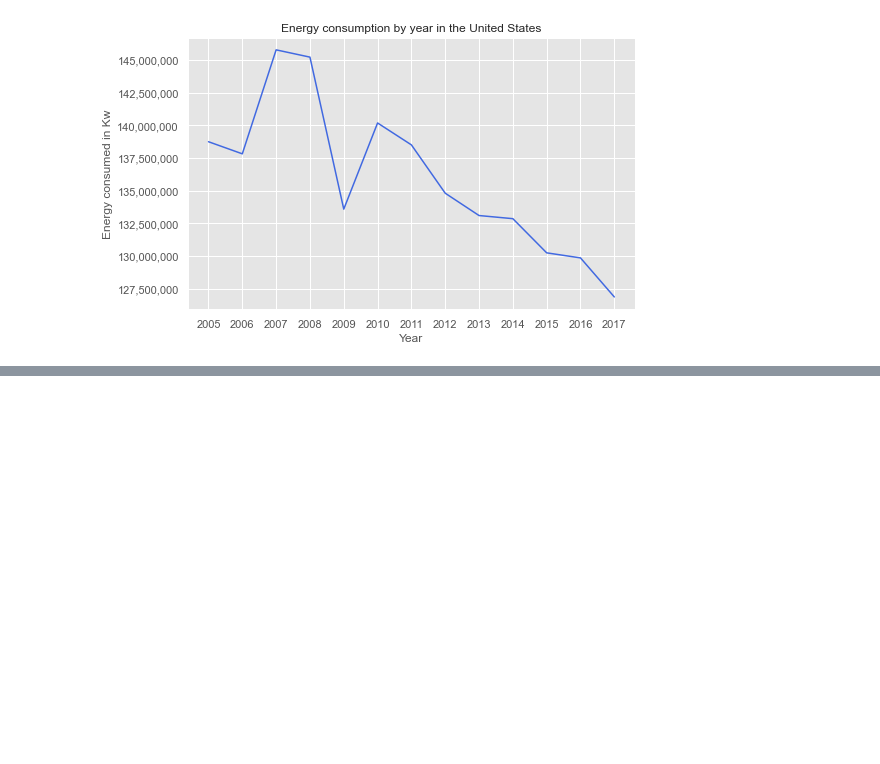
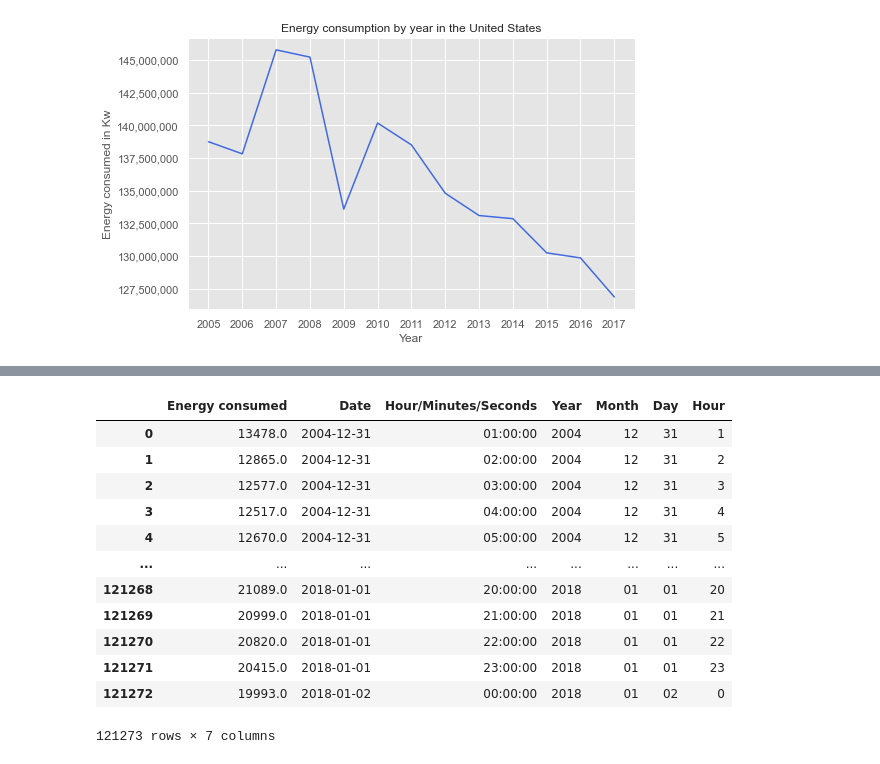
Before and after one commit to rromerov/Data-Science-Projects, a Jupyter notebook: predictions.ipynb, the cells around one changed output, grey strips where cells are left out. Drawn from its saved outputs; the diff is of its cells as text; code cells hidden in the pictures; blank space fills up the shorter version.

```diff
--- a/predictions.ipynb
+++ b/predictions.ipynb
@@ -245,0 +264,16 @@ plt.show()
+# %%
+data
+# %% [output]
+|  | Energy consumed | Date | Hour/Minutes/Seconds | Year | Month | Day | Hour |
+| 0 | 13478.0 | 2004-12-31 | 01:00:00 | 2004 | 12 | 31 | 1 |
+| 1 | 12865.0 | 2004-12-31 | 02:00:00 | 2004 | 12 | 31 | 2 |
+| 2 | 12577.0 | 2004-12-31 | 03:00:00 | 2004 | 12 | 31 | 3 |
+| 3 | 12517.0 | 2004-12-31 | 04:00:00 | 2004 | 12 | 31 | 4 |
+| 4 | 12670.0 | 2004-12-31 | 05:00:00 | 2004 | 12 | 31 | 5 |
+| ... | ... | ... | ... | ... | ... | ... | ... |
+| 121268 | 21089.0 | 2018-01-01 | 20:00:00 | 2018 | 01 | 01 | 20 |
+| 121269 | 20999.0 | 2018-01-01 | 21:00:00 | 2018 | 01 | 01 | 21 |
+| 121270 | 20820.0 | 2018-01-01 | 22:00:00 | 2018 | 01 | 01 | 22 |
+| 121271 | 20415.0 | 2018-01-01 | 23:00:00 | 2018 | 01 | 01 | 23 |
+| 121272 | 19993.0 | 2018-01-02 | 00:00:00 | 2018 | 01 | 02 | 0 |
+121273 rows × 7 columns
```
Also changed, not shown: parts of 21 cells of this notebook.
